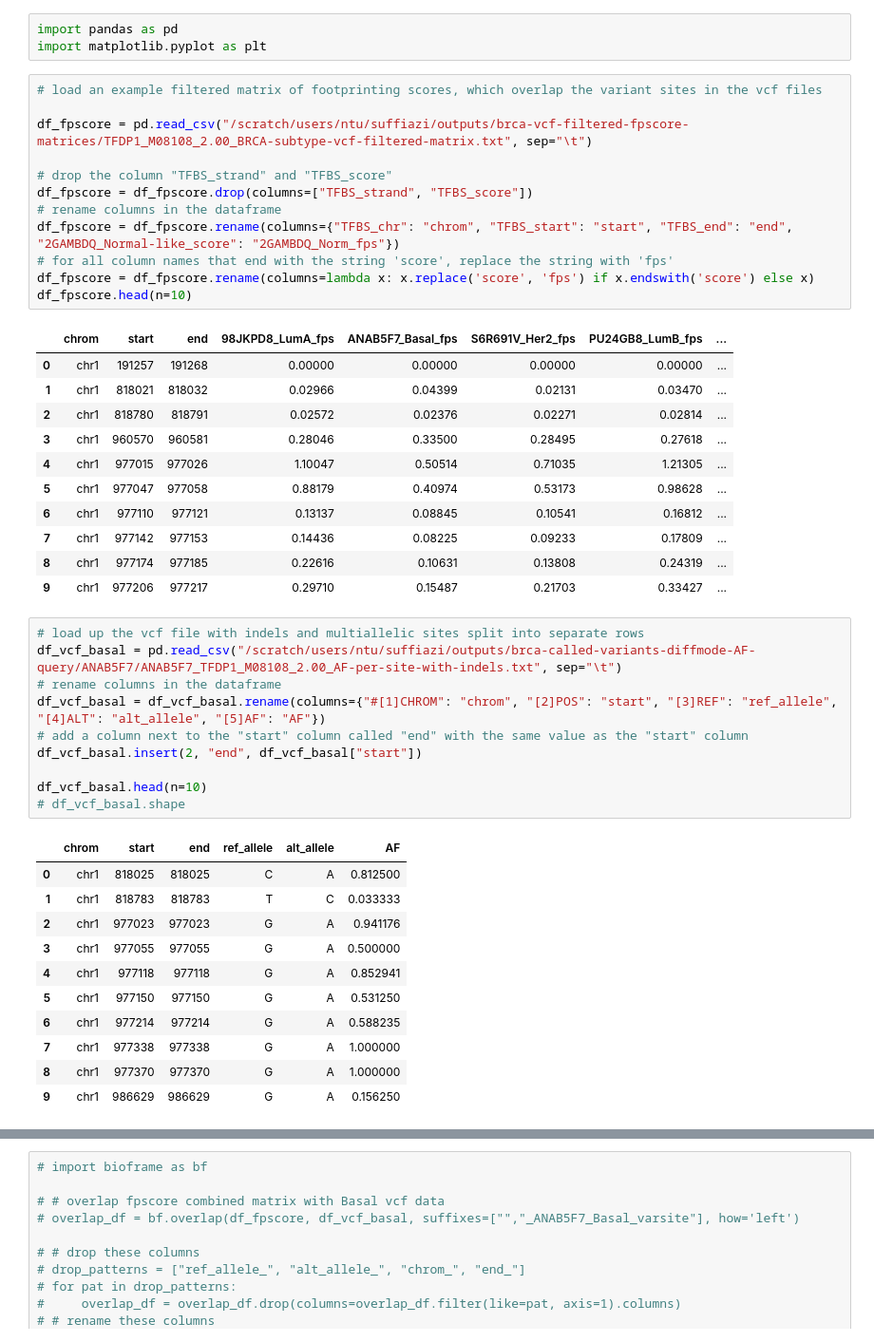
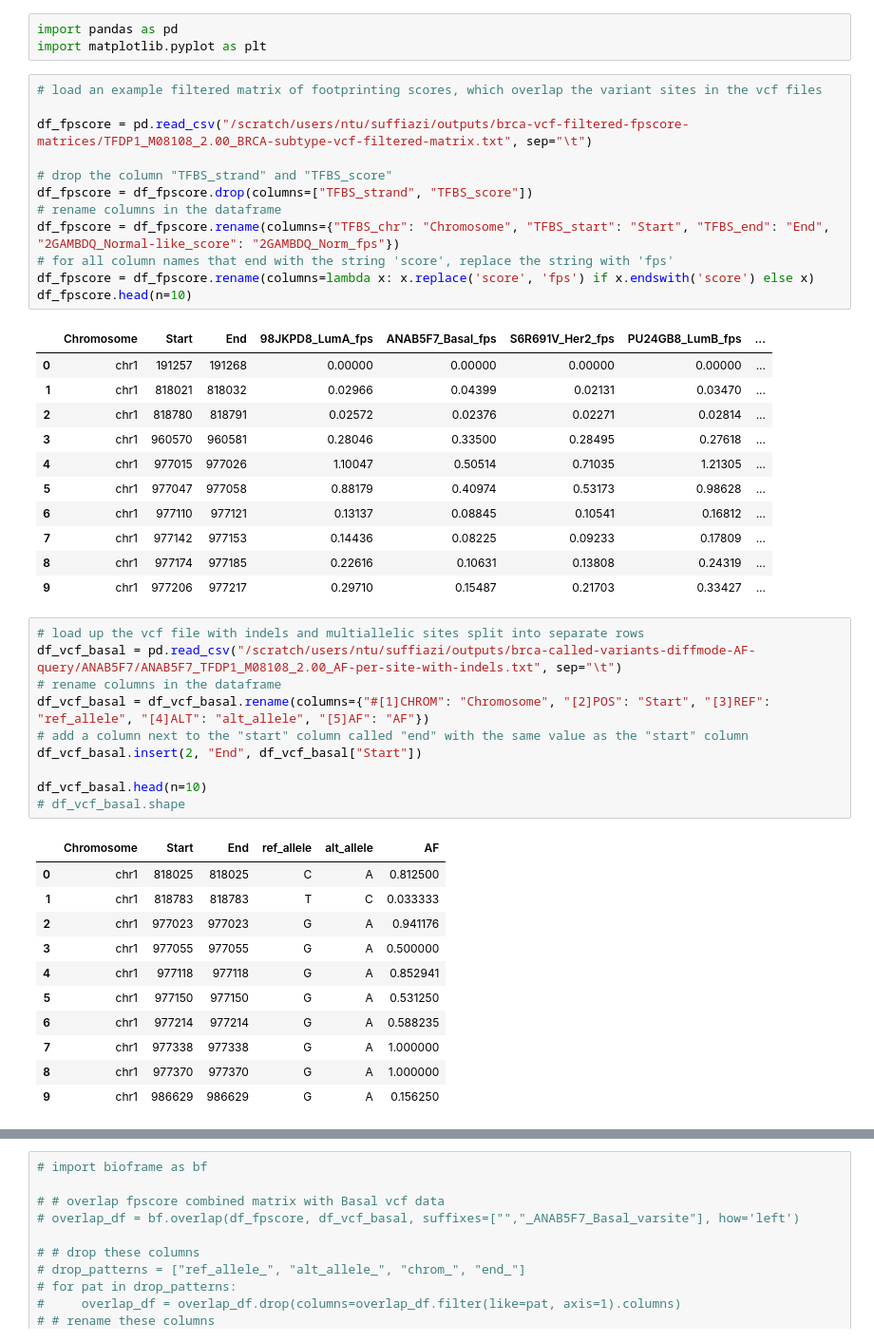
Before and after one commit to sufyazi/variant-calling-analysis, a Jupyter notebook: polars_processing/variant-freq-analysis.ipynb, the cells around one changed output, grey strips where cells are left out. Shown at 95% size. Saved outputs shown, nothing was run; the diff lists cells and outputs as text.

```diff
--- a/polars_processing/variant-freq-analysis.ipynb
+++ b/polars_processing/variant-freq-analysis.ipynb
@@ -9,17 +9,17 @@ import matplotlib.pyplot as plt
 # %%
 # load an example filtered matrix of footprinting scores, which overlap the variant sites in the vcf files
 
 df_fpscore = pd.read_csv("/scratch/users/ntu/suffiazi/outputs/brca-vcf-filtered-fpscore-matrices/TFDP1_M08108_2.00_BRCA-subtype-vcf-filtered-matrix.txt", sep="\t")
 
 # drop the column "TFBS_strand" and "TFBS_score"
 df_fpscore = df_fpscore.drop(columns=["TFBS_strand", "TFBS_score"])
 # rename columns in the dataframe
-df_fpscore = df_fpscore.rename(columns={"TFBS_chr": "chrom", "TFBS_start": "start", "TFBS_end": "end", "2GAMBDQ_Normal-like_score": "2GAMBDQ_Norm_fps"})
+df_fpscore = df_fpscore.rename(columns={"TFBS_chr": "Chromosome", "TFBS_start": "Start", "TFBS_end": "End", "2GAMBDQ_Normal-like_score": "2GAMBDQ_Norm_fps"})
 # for all column names that end with the string 'score', replace the string with 'fps'
 df_fpscore = df_fpscore.rename(columns=lambda x: x.replace('score', 'fps') if x.endswith('score') else x)
 df_fpscore.head(n=10)
 # %% [output]
-|  | chrom | start | end | 98JKPD8_LumA_fps | ANAB5F7_Basal_fps | S6R691V_Her2_fps | PU24GB8_LumB_fps | ... |
+|  | Chromosome | Start | End | 98JKPD8_LumA_fps | ANAB5F7_Basal_fps | S6R691V_Her2_fps | PU24GB8_LumB_fps | ... |
 | 0 | chr1 | 191257 | 191268 | 0.00000 | 0.00000 | 0.00000 | 0.00000 | ... |
 | 1 | chr1 | 818021 | 818032 | 0.02966 | 0.04399 | 0.02131 | 0.03470 | ... |
 | 2 | chr1 | 818780 | 818791 | 0.02572 | 0.02376 | 0.02271 | 0.02814 | ... |
@@ -34,14 +34,14 @@ df_fpscore.head(n=10)
 # load up the vcf file with indels and multiallelic sites split into separate rows
 df_vcf_basal = pd.read_csv("/scratch/users/ntu/suffiazi/outputs/brca-called-variants-diffmode-AF-query/ANAB5F7/ANAB5F7_TFDP1_M08108_2.00_AF-per-site-with-indels.txt", sep="\t")
 # rename columns in the dataframe
-df_vcf_basal = df_vcf_basal.rename(columns={"#[1]CHROM": "chrom", "[2]POS": "start", "[3]REF": "ref_allele", "[4]ALT": "alt_allele", "[5]AF": "AF"})
+df_vcf_basal = df_vcf_basal.rename(columns={"#[1]CHROM": "Chromosome", "[2]POS": "Start", "[3]REF": "ref_allele", "[4]ALT": "alt_allele", "[5]AF": "AF"})
 # add a column next to the "start" column called "end" with the same value as the "start" column
-df_vcf_basal.insert(2, "end", df_vcf_basal["start"])
+df_vcf_basal.insert(2, "End", df_vcf_basal["Start"])
 
 df_vcf_basal.head(n=10)
 # df_vcf_basal.shape
 # %% [output]
-|  | chrom | start | end | ref_allele | alt_allele | AF |
+|  | Chromosome | Start | End | ref_allele | alt_allele | AF |
 | 0 | chr1 | 818025 | 818025 | C | A | 0.812500 |
 | 1 | chr1 | 818783 | 818783 | T | C | 0.033333 |
 | 2 | chr1 | 977023 | 977023 | G | A | 0.941176 |
```
Also changed, not shown: parts of 7 cells of this notebook.
